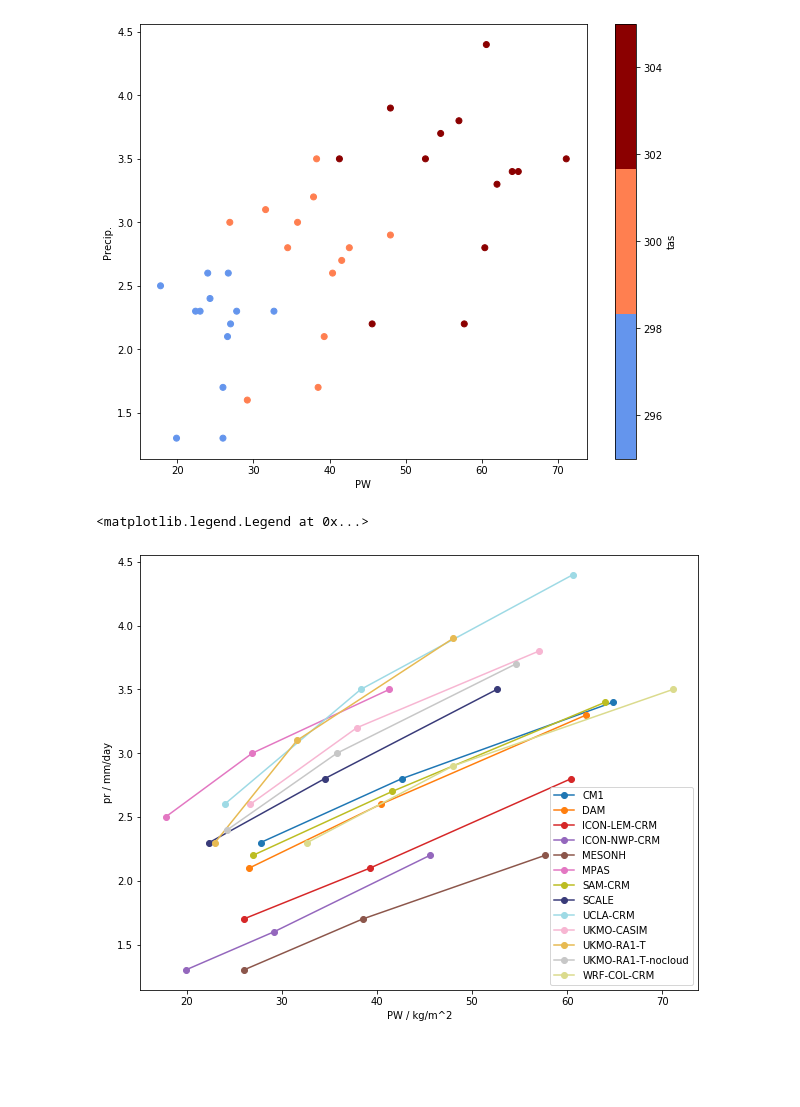
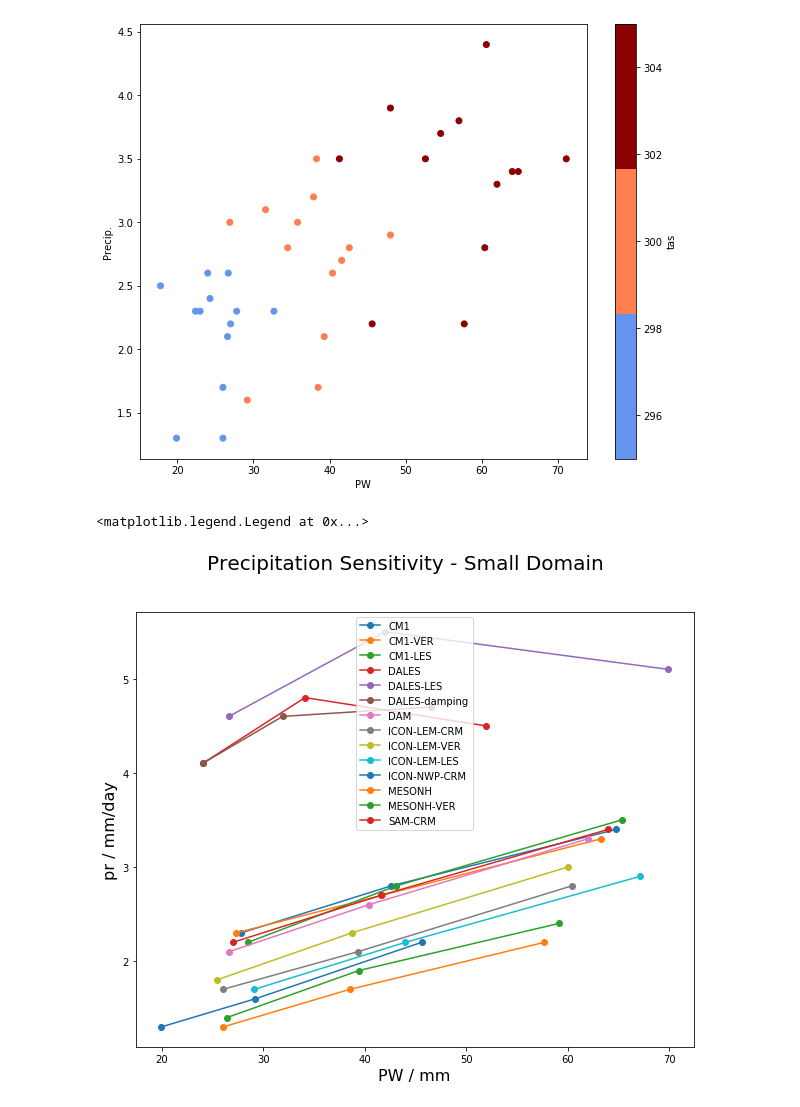
Before and after one commit to ryaneusebi/RCEMIP_hydrologic_sensitivity, a Jupyter notebook: small-domain-0D.ipynb, the cells around one changed output. Cells and saved outputs as stored; diff of their text form; code cells hidden in the pictures; blank space fills up the shorter version.

```diff
--- a/small-domain-0D.ipynb
+++ b/small-domain-0D.ipynb
@@ -1,11 +1,14 @@
 # %%
+# Info: For this notebook to work,
+# create a link in the notebook directory that leads to the RCEMIP/data/A-Statistics/0D directory
+
 import xarray as xr
 import numpy as np
 import matplotlib.pyplot as plt
 # read in csv file with the data from the large-scale models:
 import pandas as pd
 import os
-files = os.listdir('RCE_large')
+files = os.listdir('RCE_small')
 files = [f for f in files if f.endswith('.nc')]
 files.sort()
 
@@ -44,6 +47,7 @@ cdict = {
     'WRF-COL-CRM': '#dbdb8d'  # Light Yellow
 }
 # %%
+# percentagewise increase of precipitation per Kelvin at 295, 300K
 var = 'Precip.'
 fig, axs = plt.subplots(1, 1, figsize=(10, 8))
 for i,model in enumerate(ds['Model'][0].values):
@@ -51,9 +55,10 @@ for i,model in enumerate(ds['Model'][0].values):
     sensitivity_300 = (ds[var].sel(tas=305)[i].values / ds[var].sel(tas=300)[i].values -1)*100/5
     Temperatures = [295,300]
     Sensitivities = [sensitivity_295,sensitivity_300]
-    axs.plot(Temperatures,Sensitivities,'o-',label=model,color=cdict[model])
+    axs.plot(Temperatures,Sensitivities,'o-',label=model)#,color=cdict[model])
 axs.legend()
 axs.set_ylabel(r'$\Delta$Pr / %/K',fontsize=16)
-plt.suptitle('Precipitation Sensitivity',fontsize = 20)
+axs.set_xlabel(r'SST [K]',fontsize=16)
+plt.suptitle('Precipitation Sensitivity - Small Domain',fontsize = 20)
 #axs.set_xlim(293,305)
 # %% [output]
@@ -93,18 +100,19 @@ ds.plot.scatter(x='PW',y='Precip.',ax=axs,hue='tas',cmap=cmap)
 <matplotlib.collections.PathCollection at 0x...>
 [figure]
 # %%
+#
 fig, axs = plt.subplots(1, 1, figsize=(10, 8))
-#for model in ds.Model[0].values:
 def remove_nans(arr):
     return arr.flatten()[~np.isnan(arr.flatten())]
 for i,model in enumerate(ds['Model'][0].values):
     pr = ds.where(ds.Model == model)['Precip.'].values
     PW = ds.where(ds.Model == model)['PW'].values
-    axs.plot(remove_nans(PW),remove_nans(pr),'-o',label=model,color=cdict[model])
-axs.set_ylabel('pr / mm/day')
-axs.set_xlabel('PW / kg/m^2')
+    axs.plot(remove_nans(PW),remove_nans(pr),'-o',label=model)#,color=cdict[model])
+axs.set_ylabel('pr / mm/day',fontsize=16)
+axs.set_xlabel('PW / mm',fontsize=16)
+plt.suptitle('Precipitation Sensitivity - Small Domain',fontsize = 20)
 axs.legend()
 # %% [output]
 <matplotlib.legend.Legend at 0x...>
-[figure, old version]
+[figure, new version]
 # %%
```
Also changed, not shown: parts of 18 cells of this notebook, 2 other files.
